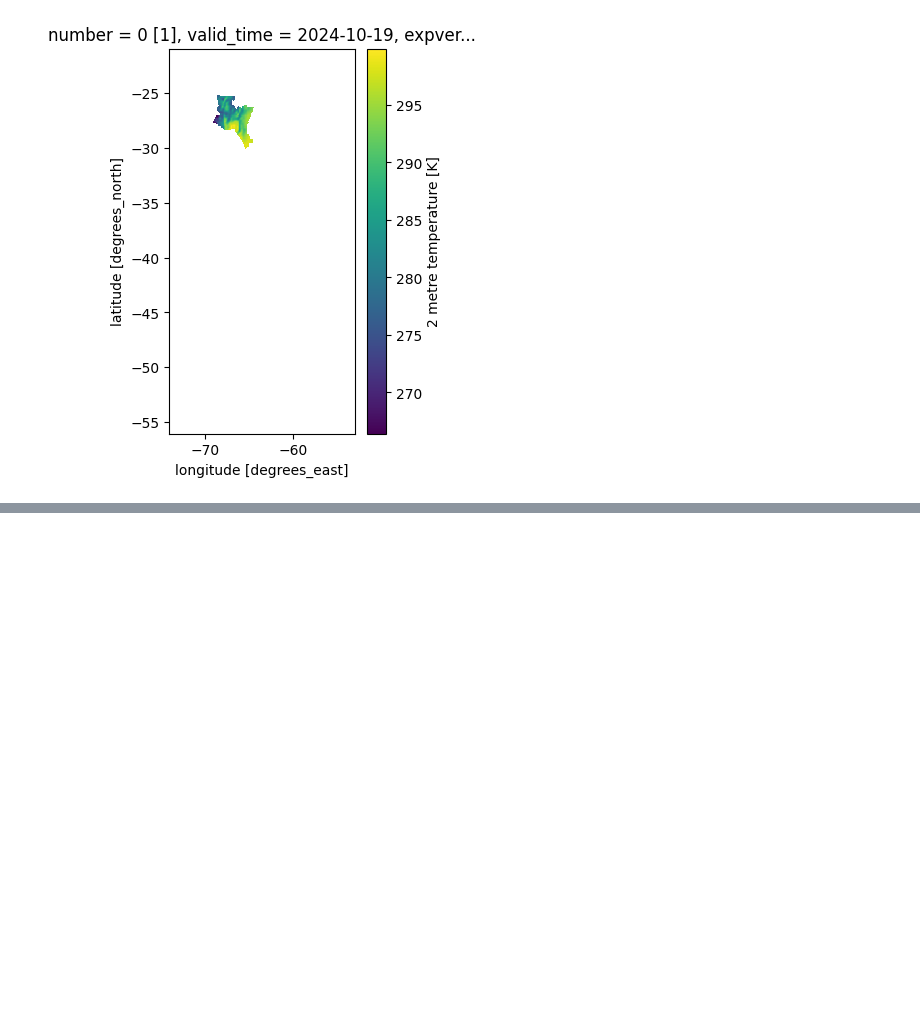
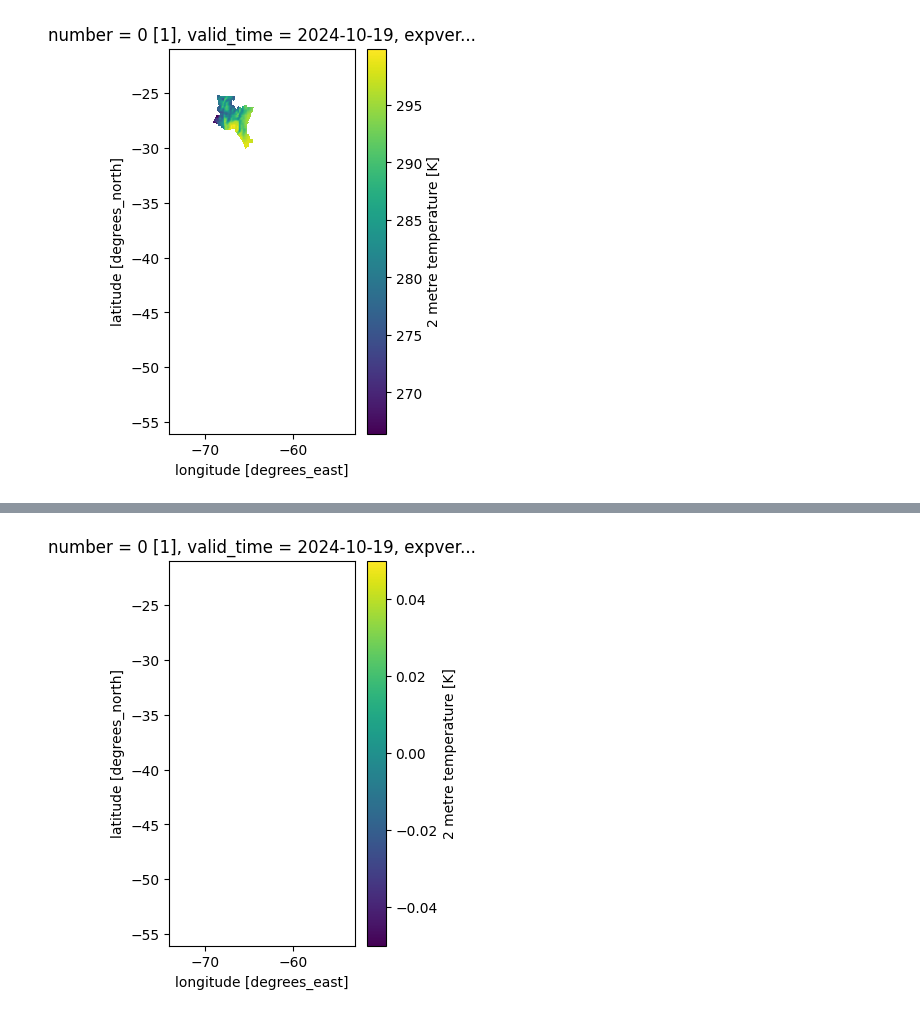
Before and after one commit to osl-incubator/satellite-weather-downloader, a Jupyter notebook: notebooks/003_coper_extension_usage.ipynb, the cells around one changed output, grey strips where cells are left out. Drawn from its saved outputs; the diff is of its cells as text; code cells hidden in the pictures; blank space fills up the shorter version.

```diff
--- a/notebooks/003_coper_extension_usage.ipynb
+++ b/notebooks/003_coper_extension_usage.ipynb
@@ -65,0 +32,4 @@ with DataSet.from_netcdf("reanalysis-era5-land_2024-10-19_ARG.nc") as ds:
+# %%
+#gdf = ADM0.get(code="ARG").to_dataframe()
+gdf = pd.concat([adm.to_dataframe() for adm in ADM1.filter(adm0="ARG")]).reset_index(drop=True)
+gdf
@@ -116,0 +99,2 @@ gdf.plot()
+# %%
+gdf = ADM2.filter()[0].to_dataframe()
@@ -116,0 +106,16 @@ gdf.plot()
+# %%
+with DataSet.from_netcdf("reanalysis-era5-land_2024-10-19_ARG.nc") as ds:
+    mask = rasterio.features.rasterize(
+        [(geom, 1) for geom in gdf.geometry],
+        out_shape=ds.rio.shape,
+        transform=ds.rio.transform(),
+        fill=0,
+        dtype='uint8'
+    )
+    ds = ds.where(mask)
+    fig, ax = plt.subplots(figsize=(3, 5))
+    img = ds.t2m.isel(valid_time=0).plot(ax=ax, cmap='viridis')
+
+    plt.show()
+# %% [output]
+[figure, added]
```
Also changed, not shown: parts of 10 cells of this notebook, 1 other file.
